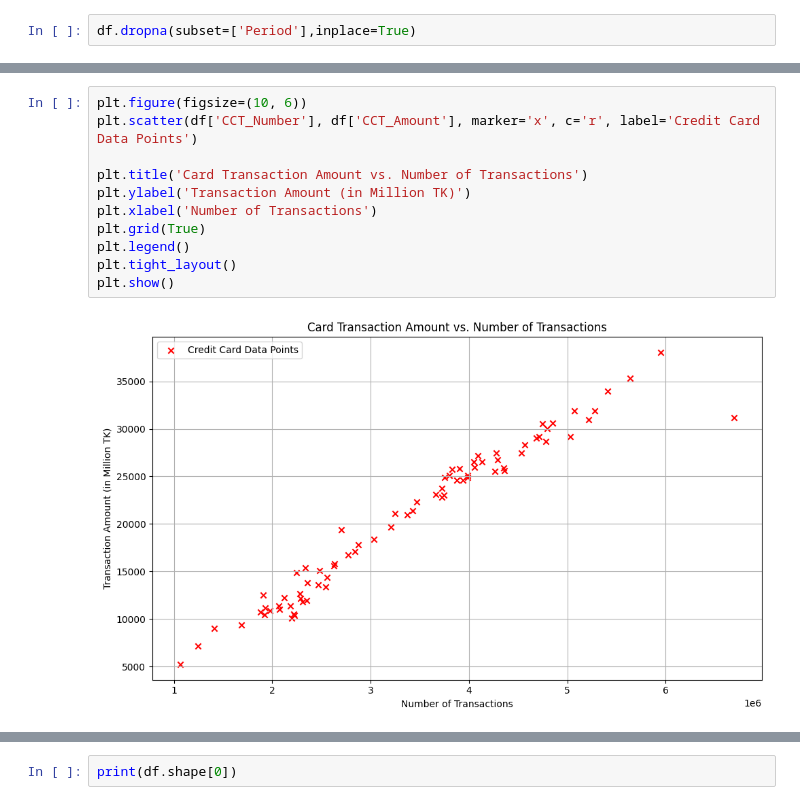
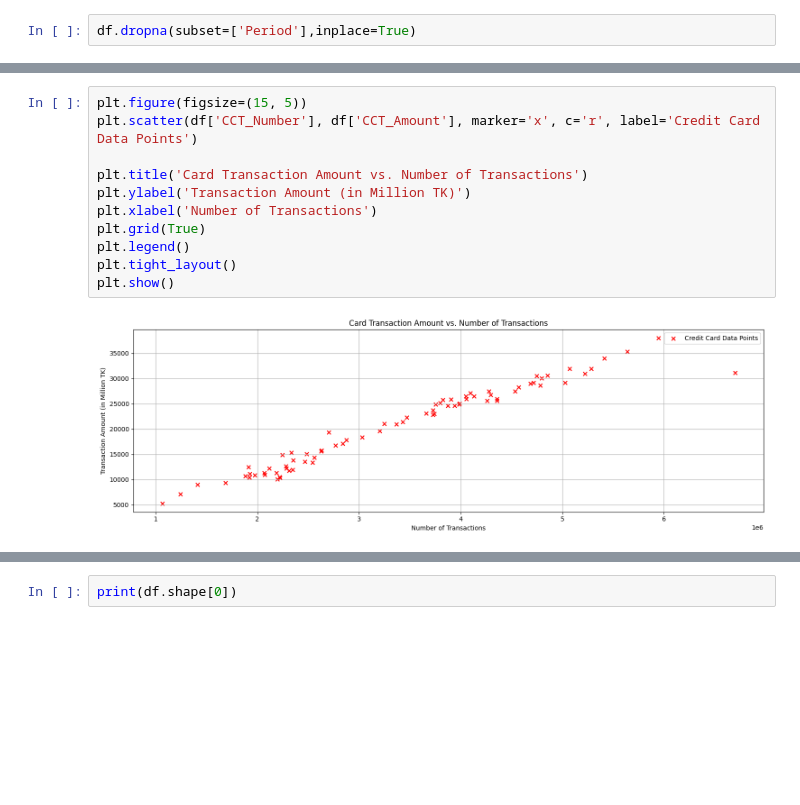
Before and after one commit to Aurnobb-Tasneem/Bangladesh_Digital_Transaction_Forecaster, a Jupyter notebook: notebooks/main.ipynb, the cells around one changed output, grey strips where cells are left out. Saved outputs shown, nothing was run; the diff lists cells and outputs as text; blank space fills up the shorter version.

```diff
--- a/notebooks/main.ipynb
+++ b/notebooks/main.ipynb
@@ -164,14 +164,14 @@ plt.show()
 # %%
-plt.figure(figsize=(10, 6))
+plt.figure(figsize=(15, 5))
 plt.scatter(df['CCT_Number'], df['CCT_Amount'], marker='x', c='r', label='Credit Card Data Points')
 
 plt.title('Card Transaction Amount vs. Number of Transactions')
 plt.ylabel('Transaction Amount (in Million TK)')
 plt.xlabel('Number of Transactions')
 plt.grid(True)
 plt.legend()
 plt.tight_layout()
 plt.show()
 # %% [output]
-[figure, old version]
+[figure, new version]
 # %%
```
Also changed, not shown: parts of 23 cells of this notebook.
